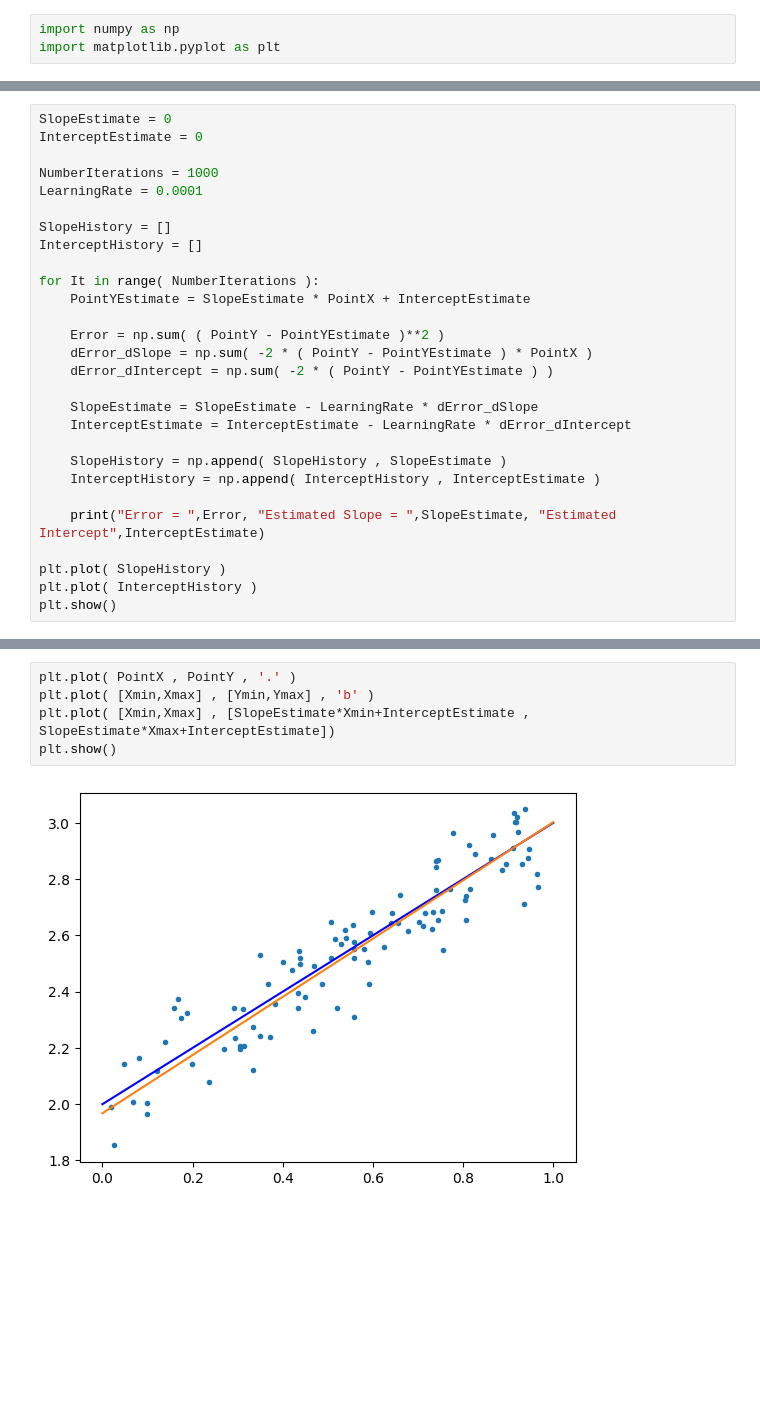
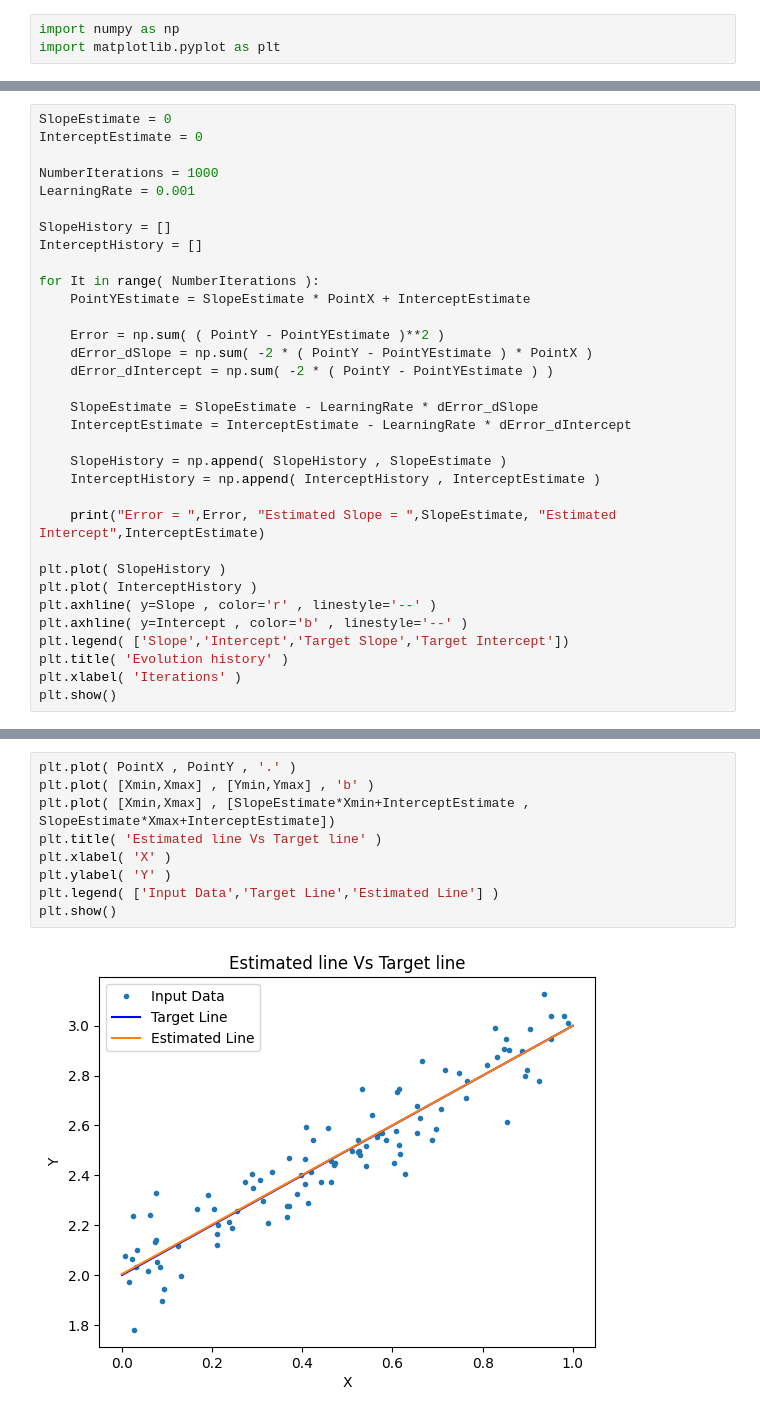
Before and after one commit to jkumarres/ML_Discussion, a Jupyter notebook: GradientDescentLinearRegression.ipynb, the cells around one changed output, grey strips where cells are left out. Saved outputs shown, nothing was run; the diff lists cells and outputs as text; blank space fills up the shorter version.

```diff
--- a/GradientDescentLinearRegression.ipynb
+++ b/GradientDescentLinearRegression.ipynb
@@ -29,7 +56,7 @@ SlopeEstimate = 0
 InterceptEstimate = 0
 
 NumberIterations = 1000
-LearningRate = 0.0001
+LearningRate = 0.001
 
 SlopeHistory = []
 InterceptHistory = []
@@ -51,5 +78,10 @@ for It in range( NumberIterations ):
 
 plt.plot( SlopeHistory )
 plt.plot( InterceptHistory )
+plt.axhline( y=Slope , color='r' , linestyle='--' )
+plt.axhline( y=Intercept , color='b' , linestyle='--' )
+plt.legend( ['Slope','Intercept','Target Slope','Target Intercept'])
+plt.title( 'Evolution history' )
+plt.xlabel( 'Iterations' )
 plt.show()
 # %% [output]
@@ -74,7 +106,11 @@ Error =  1.0718389290947914 Estimated Slope =  1.0346116455054486 Estimated Inte
 # %%
 plt.plot( PointX , PointY , '.' )
 plt.plot( [Xmin,Xmax] , [Ymin,Ymax] , 'b' )
 plt.plot( [Xmin,Xmax] , [SlopeEstimate*Xmin+InterceptEstimate , SlopeEstimate*Xmax+InterceptEstimate])
+plt.title( 'Estimated line Vs Target line' )
+plt.xlabel( 'X' )
+plt.ylabel( 'Y' )
+plt.legend( ['Input Data','Target Line','Estimated Line'] )
 plt.show()
 # %% [output]
-[figure, old version]
+[figure, new version]
```
Also changed, not shown: parts of 6 cells of this notebook.
